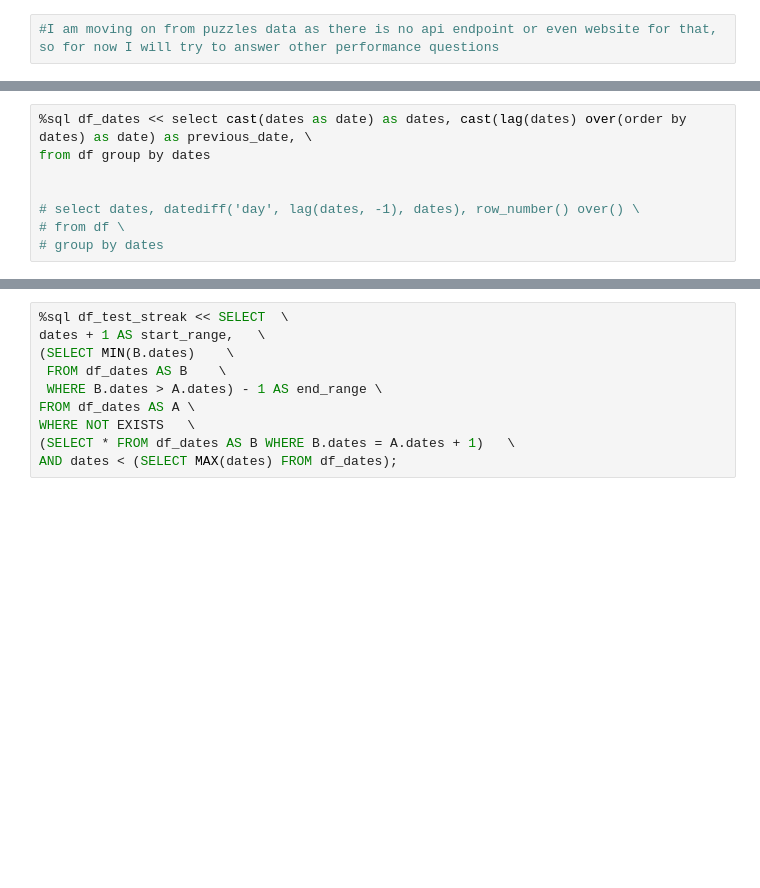
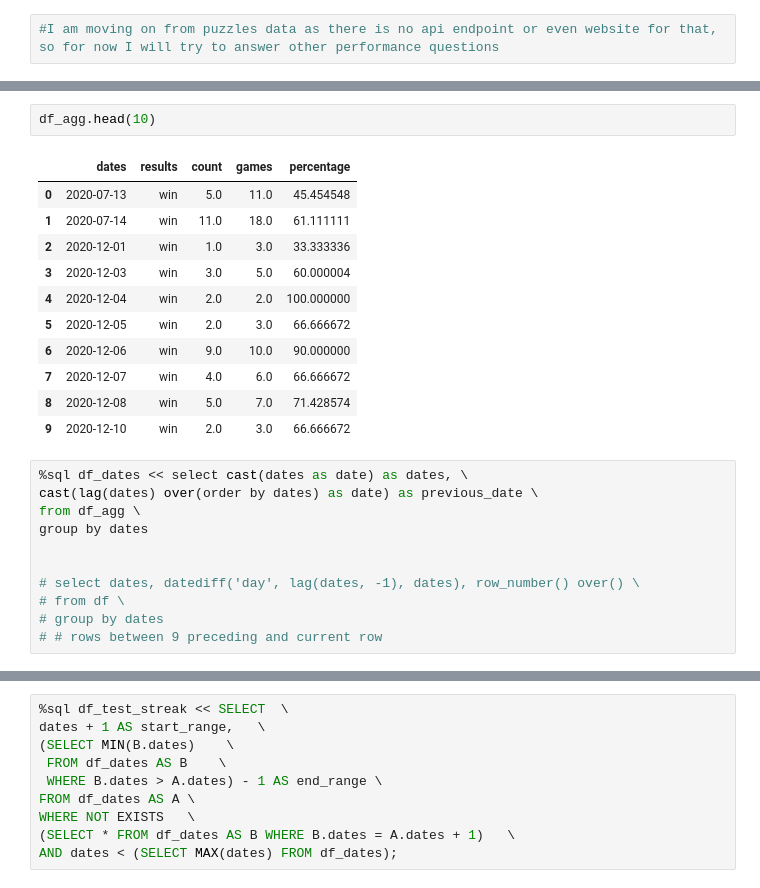
Before and after one commit to modestas-m/chess.com-performance-analysis, a Jupyter notebook: Performance analysis.ipynb, the cells around one changed output, grey strips where cells are left out. Drawn from its saved outputs; the diff is of its cells as text; blank space fills up the shorter version.

```diff
--- a/Performance analysis.ipynb
+++ b/Performance analysis.ipynb
@@ -200,8 +208,25 @@ plt.bar(df_count['games'], df_count['count(games)'])
+# %%
+df_agg.head(10)
+# %% [output]
+|  | dates | results | count | games | percentage |
+| 0 | 2020-07-13 | win | 5.0 | 11.0 | 45.454548 |
+| 1 | 2020-07-14 | win | 11.0 | 18.0 | 61.111111 |
+| 2 | 2020-12-01 | win | 1.0 | 3.0 | 33.333336 |
+| 3 | 2020-12-03 | win | 3.0 | 5.0 | 60.000004 |
+| 4 | 2020-12-04 | win | 2.0 | 2.0 | 100.000000 |
+| 5 | 2020-12-05 | win | 2.0 | 3.0 | 66.666672 |
+| 6 | 2020-12-06 | win | 9.0 | 10.0 | 90.000000 |
+| 7 | 2020-12-07 | win | 4.0 | 6.0 | 66.666672 |
+| 8 | 2020-12-08 | win | 5.0 | 7.0 | 71.428574 |
+| 9 | 2020-12-10 | win | 2.0 | 3.0 | 66.666672 |
 # %%
-%sql df_dates << select cast(dates as date) as dates, cast(lag(dates) over(order by dates) as date) as previous_date, \
-from df group by dates
+%sql df_dates << select cast(dates as date) as dates, \
+cast(lag(dates) over(order by dates) as date) as previous_date \
+from df_agg \
+group by dates
 
 
 # select dates, datediff('day', lag(dates, -1), dates), row_number() over() \
 # from df \
 # group by dates
+# # rows between 9 preceding and current row
```
Also changed, not shown: parts of 15 cells of this notebook.
